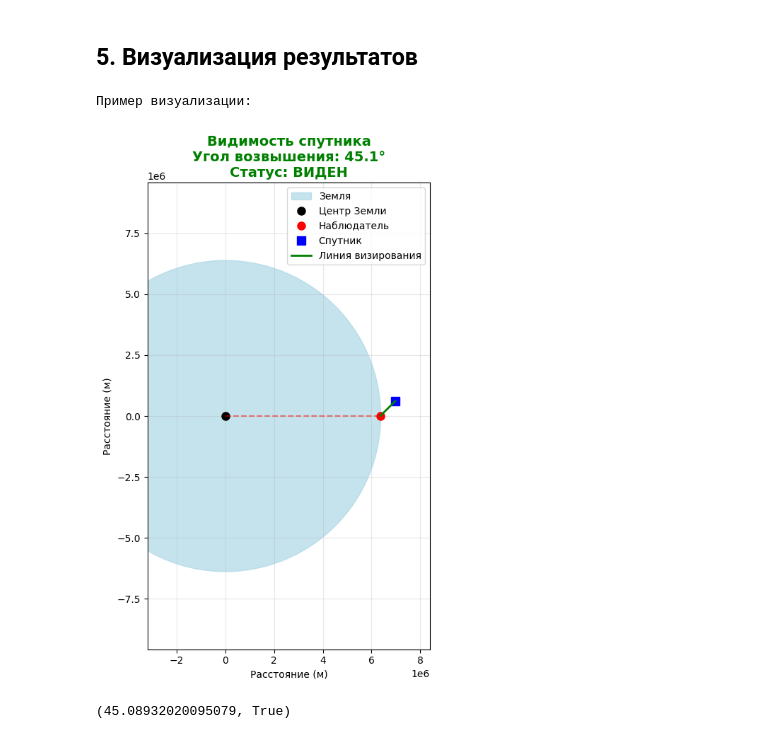
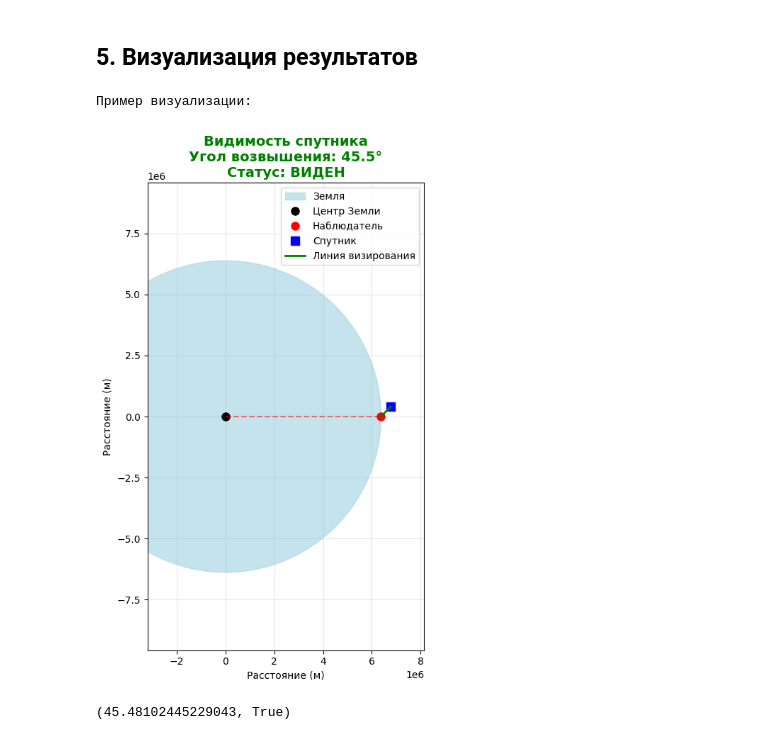
Before and after one commit to OneMoreProblem/1440, a Jupyter notebook: satellite_notebook.ipynb, the cells around one changed output. Cells and saved outputs as stored; diff of their text form; code cells hidden in the pictures.

```diff
--- a/satellite_notebook.ipynb
+++ b/satellite_notebook.ipynb
@@ -581,7 +744,7 @@ def visualize_satellite_visibility(sat_pos_j2000, obs_lat_deg, obs_lon_deg, obs_
     obs_pos_itrs = geodetic_to_itrs(obs_lat_deg, obs_lon_deg, obs_height_m)
     obs_pos_cirs = itrs_to_cirs(obs_pos_itrs, jd_days_from_j2000)
 
-    elevation_deg = calculate_elevation(sat_pos_cirs, obs_pos_cirs, np.radians(obs_lat_deg))
+    elevation_deg = calculate_elevation(sat_pos_cirs, obs_pos_cirs)
     is_visible = elevation_deg > min_elevation_deg
 
     # Создаем фигуру
@@ -655,33 +818,33 @@ def visualize_satellite_visibility(sat_pos_j2000, obs_lat_deg, obs_lon_deg, obs_
             ax.plot([obs_2d[0], end_x], [obs_2d[1], end_y], 'yellow', alpha=0.3, linewidth=0.5)
 
     # Настройки графика
     ax.set_xlim(-earth_radius * 0.5, max(sat_dist, obs_dist) * 1.2)
     ax.set_ylim(-earth_radius * 1.5, earth_radius * 1.5)
     ax.set_aspect('equal')
     ax.grid(True, alpha=0.3)
     ax.legend()
 
     # Заголовок с результатами
     visibility_text = "ВИДЕН" if is_visible else "НЕ ВИДЕН"
     color = 'green' if is_visible else 'red'
 
     ax.set_title(f'Видимость спутника\n'
                 f'Угол возвышения: {elevation_deg:.1f}°\n'
                 f'Статус: {visibility_text}',
                 fontsize=14, color=color, weight='bold')
 
     ax.set_xlabel('Расстояние (м)')
     ax.set_ylabel('Расстояние (м)')
 
     plt.tight_layout()
     plt.show()
 
     return elevation_deg, is_visible
 
 # Пример использования визуализации
 print("Пример визуализации:")
-visualize_satellite_visibility([0, 0, 7000000], 85, 0, 0, 0, 10)
+visualize_satellite_visibility([4435144, -2137297, 4670064], 45.920266, -64.342286, 0 , 8084.185608609847, 15)
 # %% [output]
 Пример визуализации:
-[figure, old version]
+[figure, new version]
-(45.08932020095079, True)
+(45.48102445229043, True)
```
Also changed, not shown: parts of 3 cells of this notebook, 2 other files.
